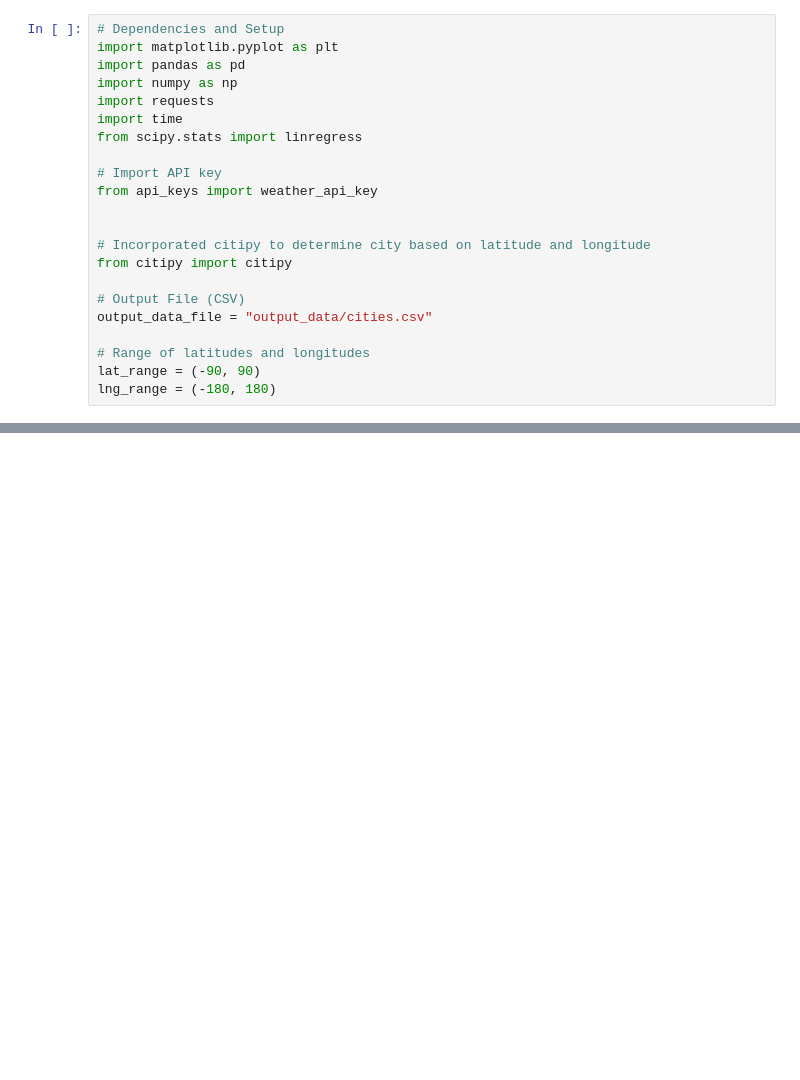
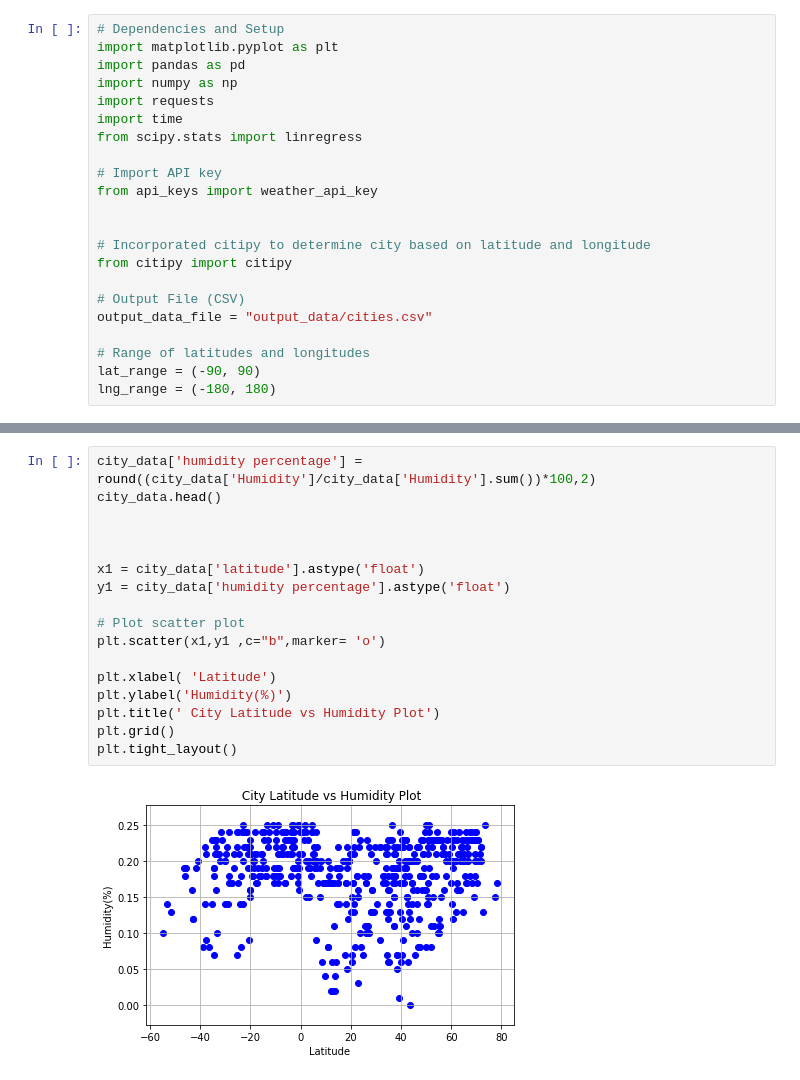
Before and after one commit to kameswari609/python-api-challenge, a Jupyter notebook: WeatherPy.ipynb, the cells around one changed output, grey strips where cells are left out. Cells and saved outputs as stored; diff of their text form; blank space fills up the shorter version.

```diff
--- a/WeatherPy.ipynb
+++ b/WeatherPy.ipynb
@@ -153,0 +214,19 @@ cities
+# %%
+city_data['humidity percentage'] = round((city_data['Humidity']/city_data['Humidity'].sum())*100,2)
+city_data.head()
+
+
+
+x1 = city_data['latitude'].astype('float')
+y1 = city_data['humidity percentage'].astype('float')
+
+# Plot scatter plot
+plt.scatter(x1,y1 ,c="b",marker= 'o')
+
+plt.xlabel( 'Latitude')
+plt.ylabel('Humidity(%)')
+plt.title(' City Latitude vs Humidity Plot')
+plt.grid()
+plt.tight_layout()
+# %% [output]
+[figure, added]
```
Also changed, not shown: parts of 20 cells of this notebook, 5 other files.
